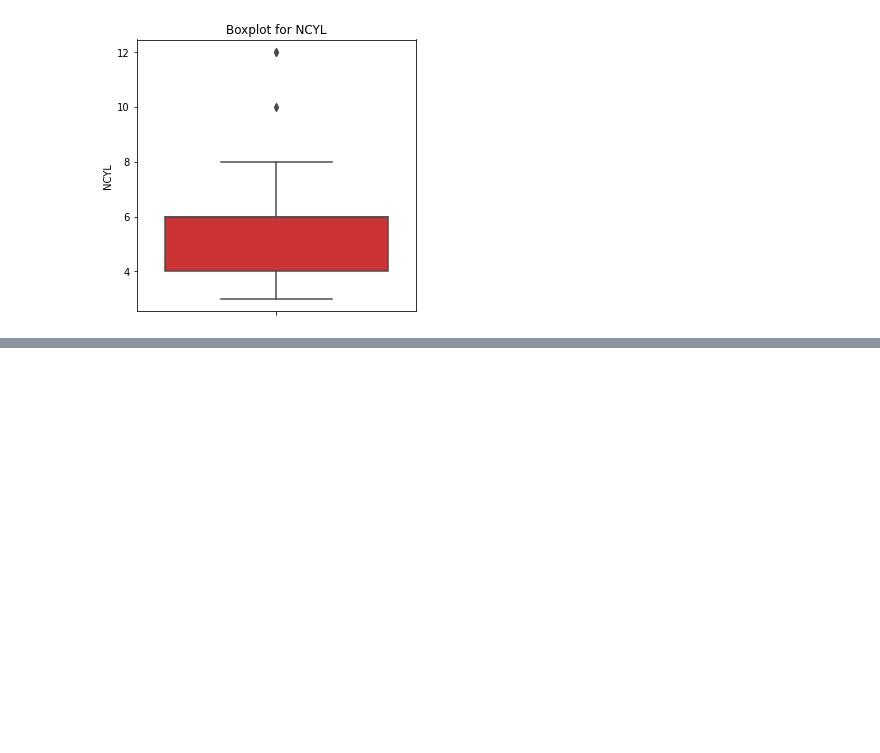
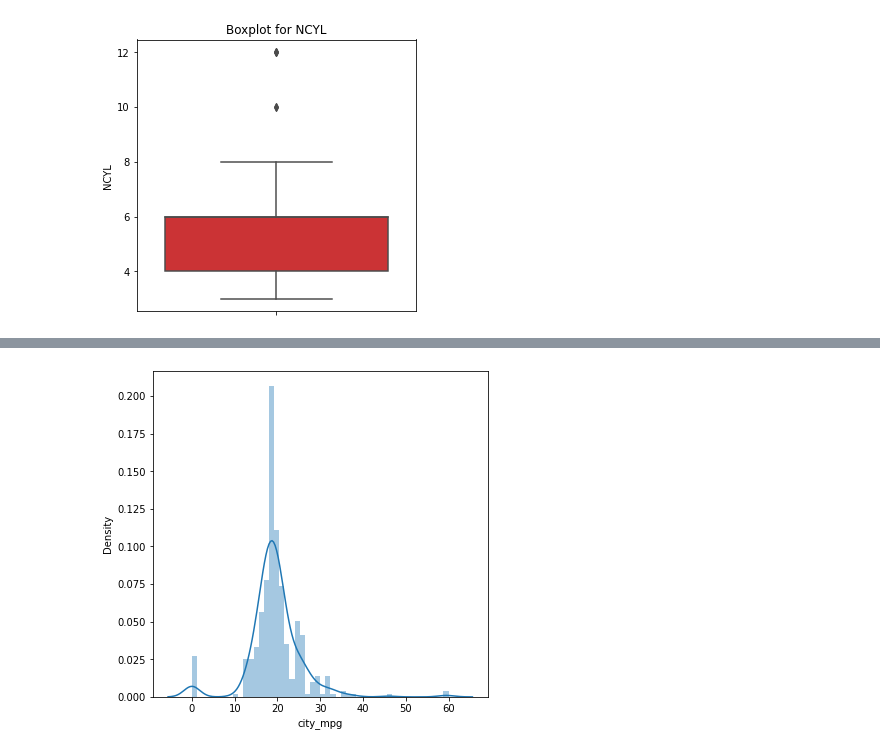
Before and after one commit to vrushalipr/car_data_analysis, a Jupyter notebook: Cars_data_analysis.ipynb, the cells around one changed output, grey strips where cells are left out. Saved outputs shown, nothing was run; the diff lists cells and outputs as text; code cells hidden in the pictures; blank space fills up the shorter version.

```diff
--- a/Cars_data_analysis.ipynb
+++ b/Cars_data_analysis.ipynb
@@ -180,0 +195,5 @@ Text(0, 0.5, 'NCYL')
+# %%
+plt.figure(figsize=(6,6))
+g = sns.distplot(a=cars_df['city_mpg'])
+# %% [output]
+[figure, added]
```
Also changed, not shown: parts of 20 cells of this notebook.
